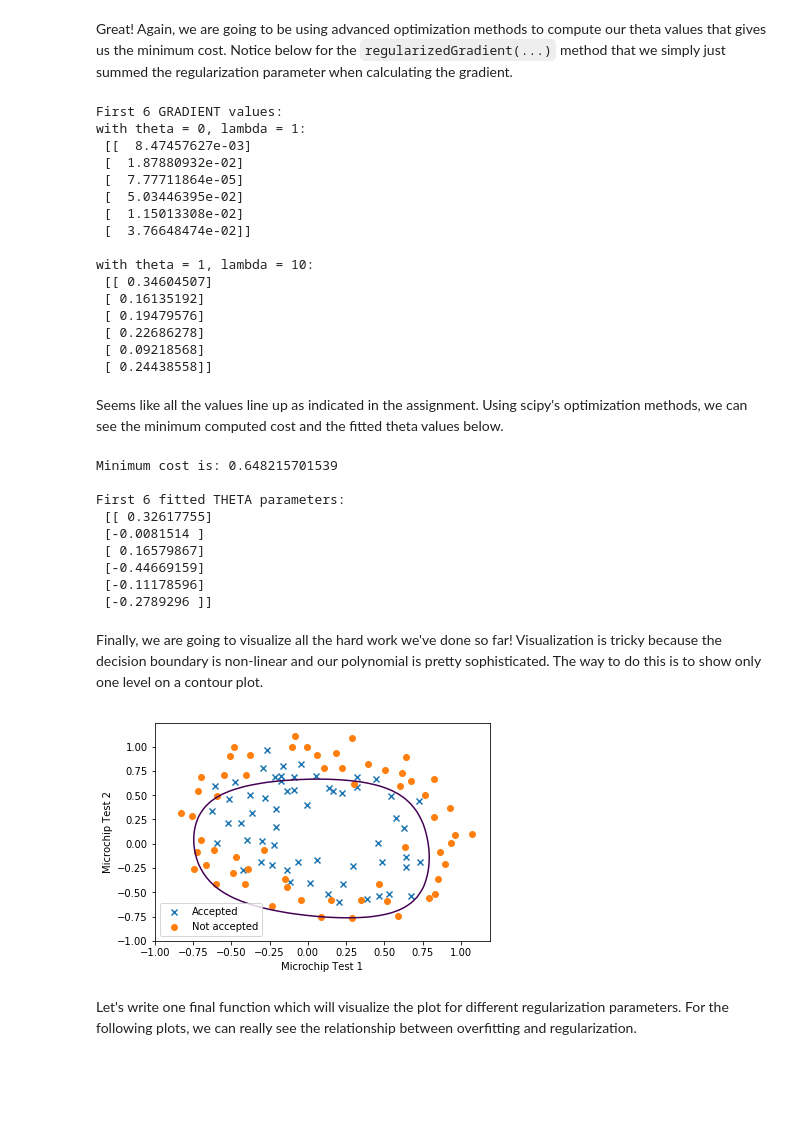
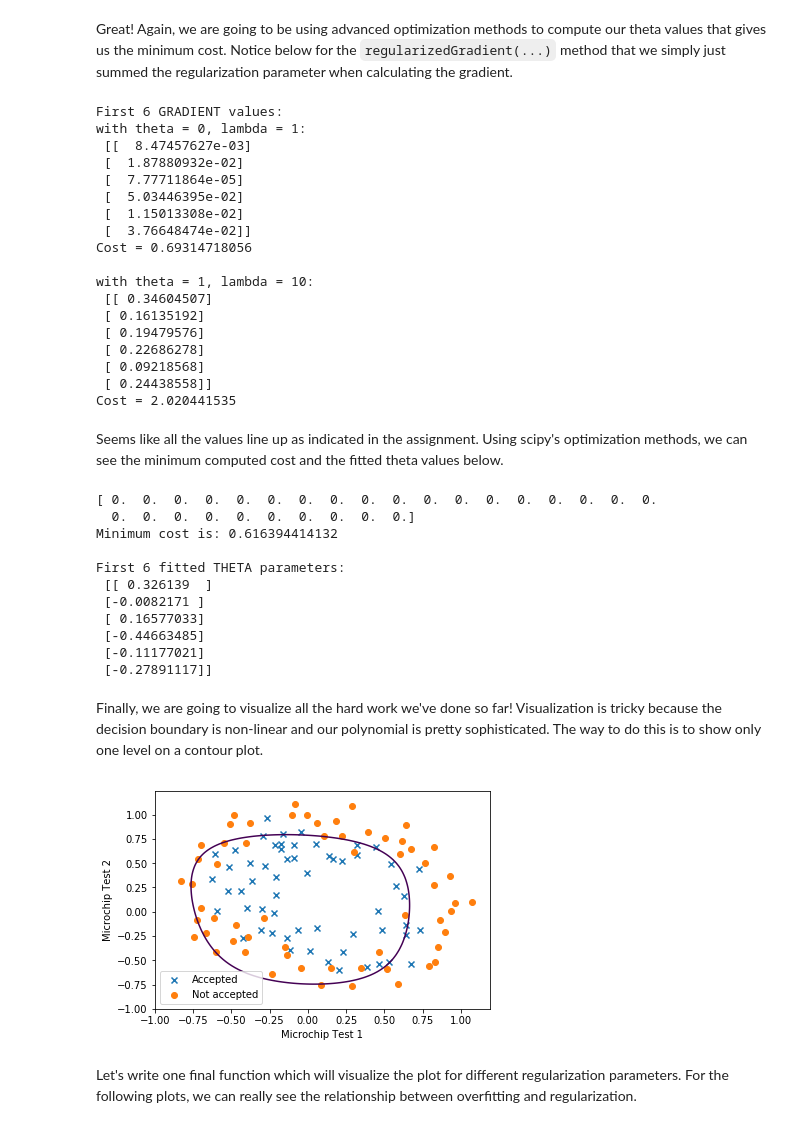
Before and after one commit to esywang/ML_Tutorials, a Jupyter notebook: ex3_LogRgr/Log_Regr_Tut2.ipynb, the cells around one changed output. Saved outputs shown, nothing was run; the diff lists cells and outputs as text; code cells hidden in the pictures; blank space fills up the shorter version.

```diff
--- a/ex3_LogRgr/Log_Regr_Tut2.ipynb
+++ b/ex3_LogRgr/Log_Regr_Tut2.ipynb
@@ -143,7 +144,7 @@ def regularizedCost(theta,X,y,lamda):
     m = len(y)
     h = sigmoidMatrix(X*theta.T)
 
-    reg_term = lamda*np.sum(np.square(theta_with_0_as_first)) / (2*m)
+    reg_term = (lamda/(2*m))* np.sum(np.square(theta[1:]))
 
     cost = (-y.T * np.log(h) - (1-y).T * np.log(1-h))/m + reg_term
     return cost[0,0]
@@ -173,12 +173,17 @@ def regularizedGradient(theta,X,y,lamda): # vectorized implementation
 
     return gradient
 
+theta = np.zeros(transformedX_data.shape[1])
+lamda = 1
 print("First 6 GRADIENT values: ")
-print("with theta = 0, lambda = 1:\n", regularizedGradient(theta,transformedX_data, y_data, lamda)[:6], "\n")
+print("with theta = 0, lambda = 1:\n", regularizedGradient(theta,transformedX_data, y_data, lamda)[:6])
+print("Cost = " + str(regularizedCost(theta, transformedX_data, y_data, lamda)), "\n")
 
+
+theta = np.ones(transformedX_data.shape[1])
 lamda = 10
-theta = np.ones(transformedX_data.shape[1])
 print("with theta = 1, lambda = 10:\n", regularizedGradient(theta,transformedX_data, y_data, lamda)[:6])
+print("Cost = " + str(regularizedCost(theta, transformedX_data, y_data, lamda)))
 # theta = 1, lambda = 10
 # %% [output]
 First 6 GRADIENT values:
@@ -189,6 +194,7 @@ with theta = 0, lambda = 1:
  [  5.03446395e-02]
  [  1.15013308e-02]
  [  3.76648474e-02]]
+Cost = 0.69314718056
 
 with theta = 1, lambda = 10:
  [[ 0.34604507]
@@ -197,10 +203,14 @@ with theta = 1, lambda = 10:
  [ 0.22686278]
  [ 0.09218568]
  [ 0.24438558]]
+Cost = 2.020441535
 # %% [markdown]
 Seems like all the values line up as indicated in the assignment. Using scipy's optimization methods, we can see the minimum computed cost and the fitted theta values below.
 # %%
 # note that lamda = 10, theta = ones
+
+theta = np.zeros(transformedX_data.shape[1])
+print(theta)
 
 from scipy.optimize import fmin_tnc
 minimum = fmin_tnc(func=regularizedCost, x0=theta, fprime=regularizedGradient, args=(transformedX_data, y_data, lamda))
@@ -210,43 +220,45 @@ new_theta = np.matrix(minimum[0])
 print ("Minimum cost is: " + str(cost) + "\n")
 print ("First 6 fitted THETA parameters:\n", new_theta.T[:6])
 # %% [output]
-Minimum cost is: 0.648215701539
+[ 0.  0.  0.  0.  0.  0.  0.  0.  0.  0.  0.  0.  0.  0.  0.  0.  0.  0.
+  0.  0.  0.  0.  0.  0.  0.  0.  0.  0.]
+Minimum cost is: 0.616394414132
 
 First 6 fitted THETA parameters:
- [[ 0.32617755]
- [-0.0081514 ]
- [ 0.16579867]
- [-0.44669159]
- [-0.11178596]
- [-0.2789296 ]]
+ [[ 0.326139  ]
+ [-0.0082171 ]
+ [ 0.16577033]
+ [-0.44663485]
+ [-0.11177021]
+ [-0.27891117]]
 # %% [markdown]
 Finally, we are going to visualize all the hard work we've done so far! Visualization is tricky because the decision boundary is non-linear and our polynomial is pretty sophisticated. The way to do this is to show only one level on a contour plot.
 # %%
-u = np.linspace(-1, 1, 50)
-v = np.linspace(-1, 1, 50)
+u = np.linspace(-1, 1, 100)
+v = np.linspace(-1, 1, 100)
 
 def mapZ(u,v,theta):
     poly = PolynomialFeatures(degree=6)
     z = np.zeros((len(u), len(v)))
 
     for i in range(len(u)):
         for j in range(len(v)):
-            fitted = poly.fit_transform([[u[i],v[j]]])
+            fitted = poly.fit_transform([[u[j],v[i]]])
             fitWithTheta = fitted * theta.T
             z[i,j] = fitWithTheta
     return z
 
 z = mapZ(u,v,new_theta) # for lambda = 10
 
 plt.scatter(acceptedTest1, acceptedTest2, marker='x', label="Accepted")
 plt.scatter(notAcceptedTest1, notAcceptedTest2, marker='o', label="Not accepted")
 plt.legend()
 plt.xlabel("Microchip Test 1")
 plt.ylabel("Microchip Test 2")
-plt.contour(u,v,z,0)
+plt.contour(u,v,z,[0])
 plt.show()
 # %% [output]
-[figure, old version]
+[figure, new version]
 # %% [markdown]
 Let's write one final function which will visualize the plot for different regularization parameters. For the following plots, we can really see the relationship between overfitting and regularization.
 # %%
```
Also changed, not shown: parts of 8 cells of this notebook.
